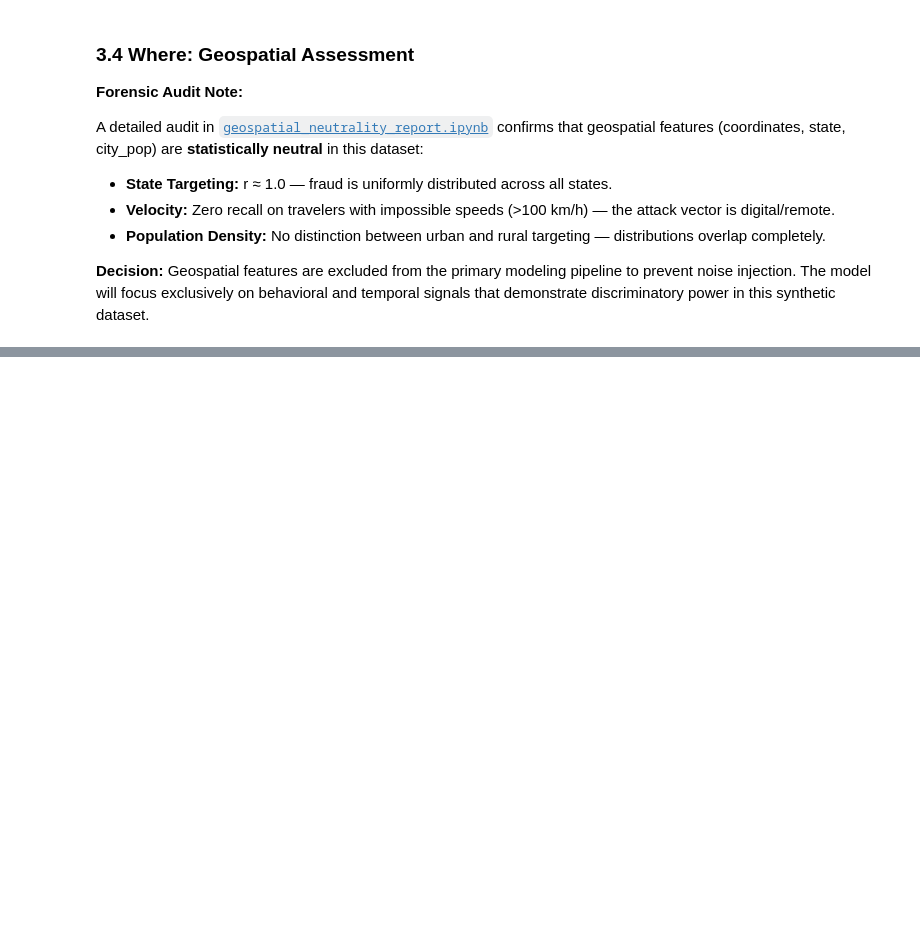
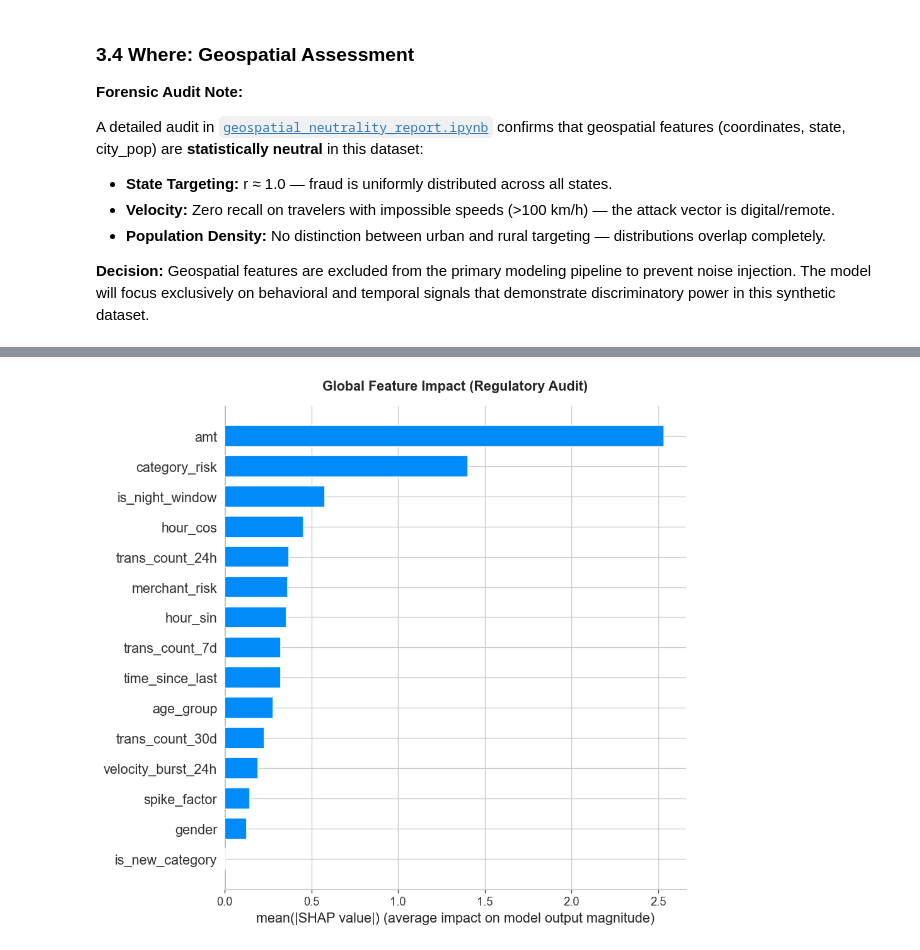
Before and after one commit to MachineheadLearning/fraud-forensics-pipeline, a Jupyter notebook: notebooks/analysis.ipynb, the cells around one changed output, grey strips where cells are left out. Saved outputs shown, nothing was run; the diff lists cells and outputs as text; code cells hidden in the pictures; blank space fills up the shorter version.

```diff
--- a/notebooks/analysis.ipynb
+++ b/notebooks/analysis.ipynb
@@ -390,0 +508,6 @@ trans_date_trans_time    amt  spike_factor  is_new_category  trans_count_7d
+# %%
+smote = SMOTE(random_state=42)
+X_train_res, y_train_res = smote.fit_resample(X_train, y_train)
+
+print("Class balance after SMOTE:")
+print(y_train_res.value_counts(normalize=True))
@@ -390,0 +688,14 @@ trans_date_trans_time    amt  spike_factor  is_new_category  trans_count_7d
+# %%
+# Efficiency Constraint: Sample 5,000 rows to prevent explainer timeouts.
+X_shap = shap.utils.sample(X_test, 5000, random_state=42)
+
+explainer = shap.TreeExplainer(champion_model)
+shap_values = explainer.shap_values(X_shap)
+
+plt.figure()
+shap.summary_plot(shap_values, X_shap, plot_type='bar', show=False)
+plt.title('Global Feature Impact (Regulatory Audit)', fontsize=13, fontweight='bold', pad=15)
+plt.tight_layout()
+plt.show()
+# %% [output]
+[figure, added]
```
Also changed, not shown: parts of 40 cells of this notebook, 1 other file.
